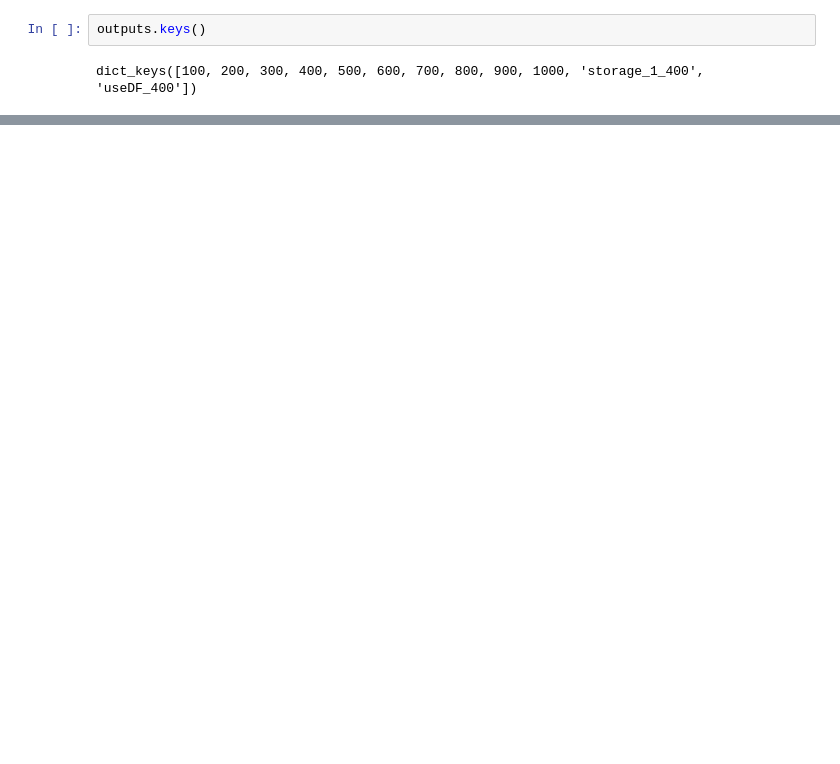
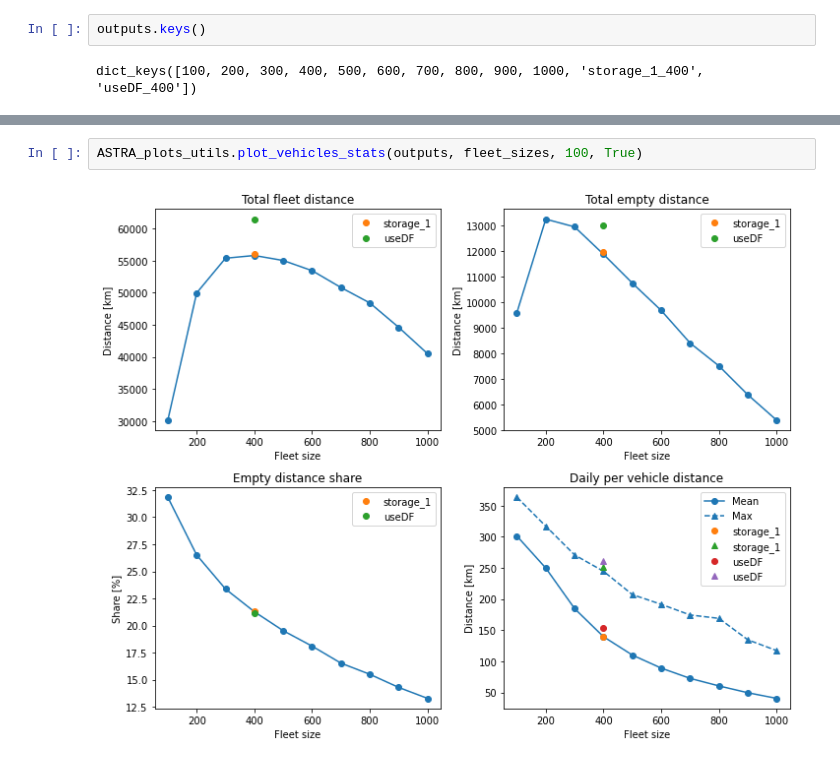
Before and after one commit to Sx-ETH/eqasim-java, a Jupyter notebook: switzerland/Analysis_notebooks/ASTRA_zurich_30km_paper.ipynb, the cells around one changed output, grey strips where cells are left out. Saved outputs shown, nothing was run; the diff lists cells and outputs as text; blank space fills up the shorter version.

```diff
--- a/switzerland/Analysis_notebooks/ASTRA_zurich_30km_paper.ipynb
+++ b/switzerland/Analysis_notebooks/ASTRA_zurich_30km_paper.ipynb
@@ -293,0 +33,4 @@ plot_distance_distribution(outputs, distance_bin_m=250)
+# %%
+ASTRA_plots_utils.plot_vehicles_stats(outputs, fleet_sizes, 100, True)
+# %% [output]
+[figure, added]
```
Also changed, not shown: parts of 26 cells of this notebook, 2 other files.
